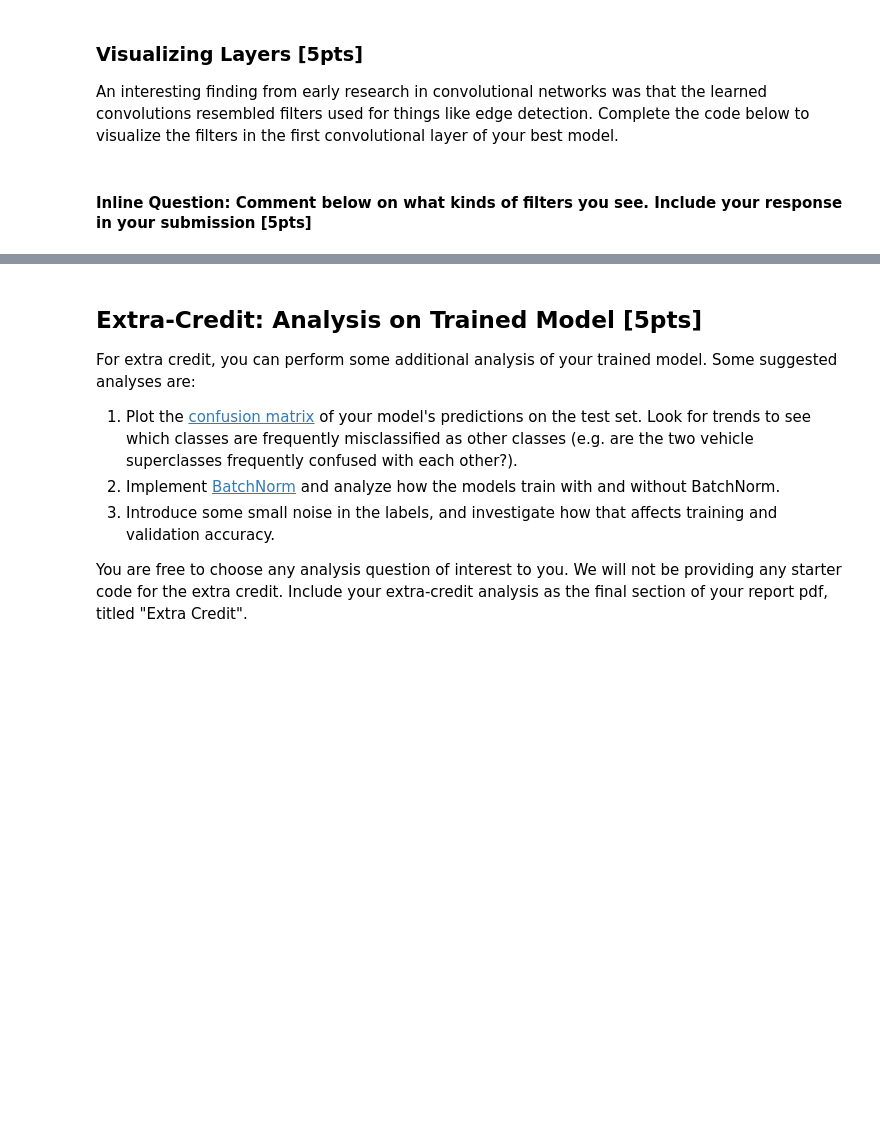
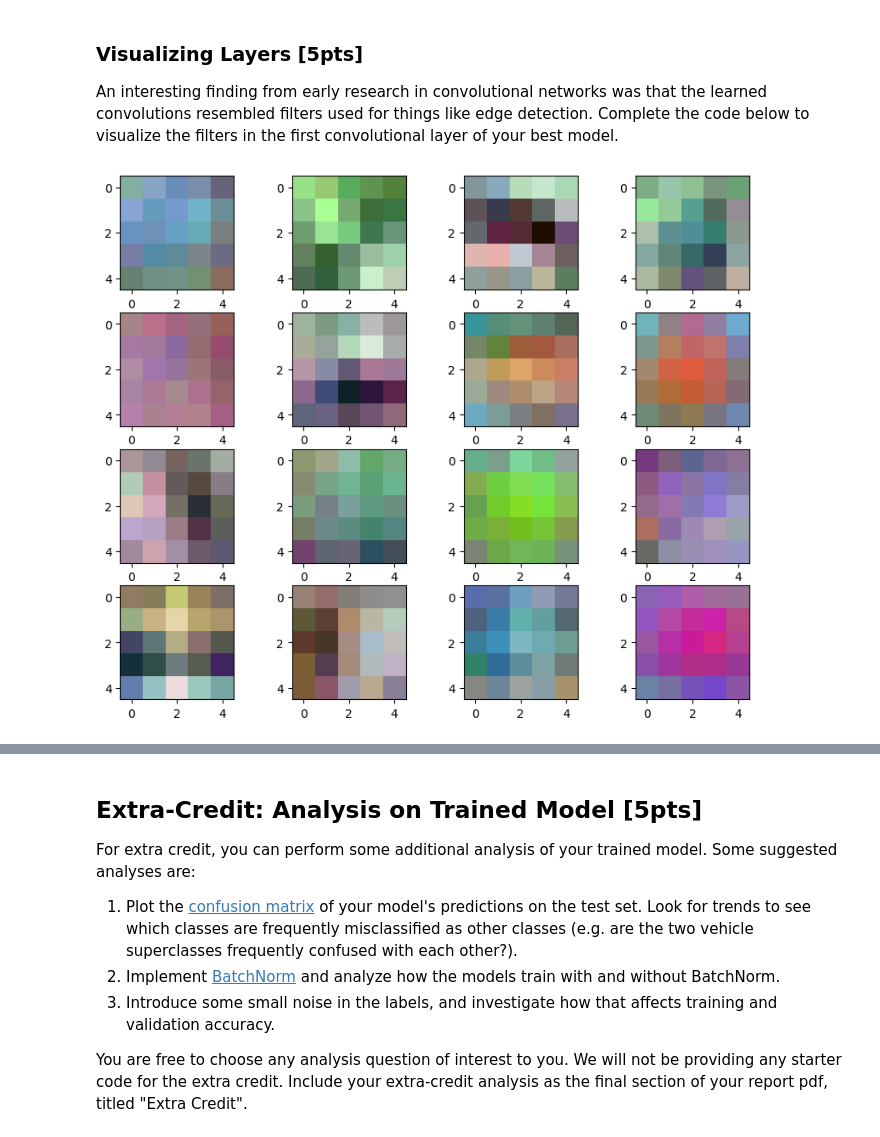
Before and after one commit to dch239/csci566-assignment1, a Jupyter notebook: Problem_2.ipynb, the cells around one changed output, grey strips where cells are left out. Drawn from its saved outputs; the diff is of its cells as text; code cells hidden in the pictures; blank space fills up the shorter version.

```diff
--- a/Problem_2.ipynb
+++ b/Problem_2.ipynb
@@ -424,17 +436,33 @@ An interesting finding from early research in convolutional networks was that th
 # %%
 im_array = None
 nrows, ncols = None, None
 
 ###################################################
 # TODO: read the weights in the convolutional     #
 # layer and reshape them to a grid of images to   #
 # view with matplotlib.                           #
 ###################################################
+# compute the number of rows and columns in the grid
+filter_width, filter_height = 5, 5
+aspect_ratio = filter_width / filter_height  # adjust this as needed
+num_filters = 16
+nrows = int(np.sqrt(num_filters / aspect_ratio))
+ncols = int(np.ceil(num_filters / nrows))
+weights = opt_params["conv1_w"]
+# normalize weights between 0-1
+weights -= weights.min()
+weights /= (weights.max() - weights.min())
+
+plt.figure()
+for i in range(num_filters):
+    plt.subplot(nrows, ncols, i+1)
+    plt.imshow(weights[:,:,:,i])
+plt.show()
 
 ###################################################
 #                END OF YOUR CODE                 #
 ###################################################
 
-plt.imshow(im_array)
+# plt.imshow(im_array)
+# %% [output]
+[figure, added]
-# %% [markdown]
-#### Inline Question: Comment below on what kinds of filters you see. Include your response in your submission [5pts]
```
Also changed, not shown: parts of 7 cells of this notebook, 7 other files.
